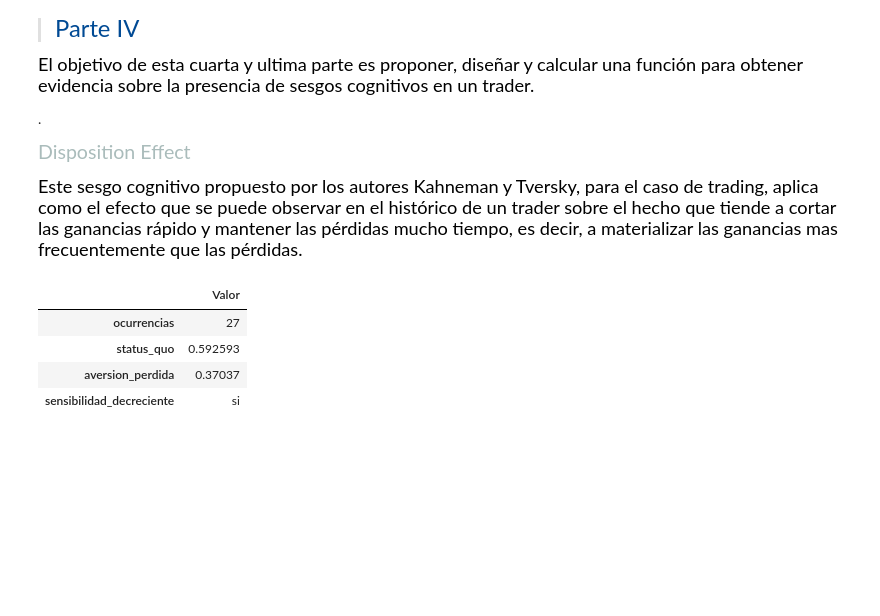
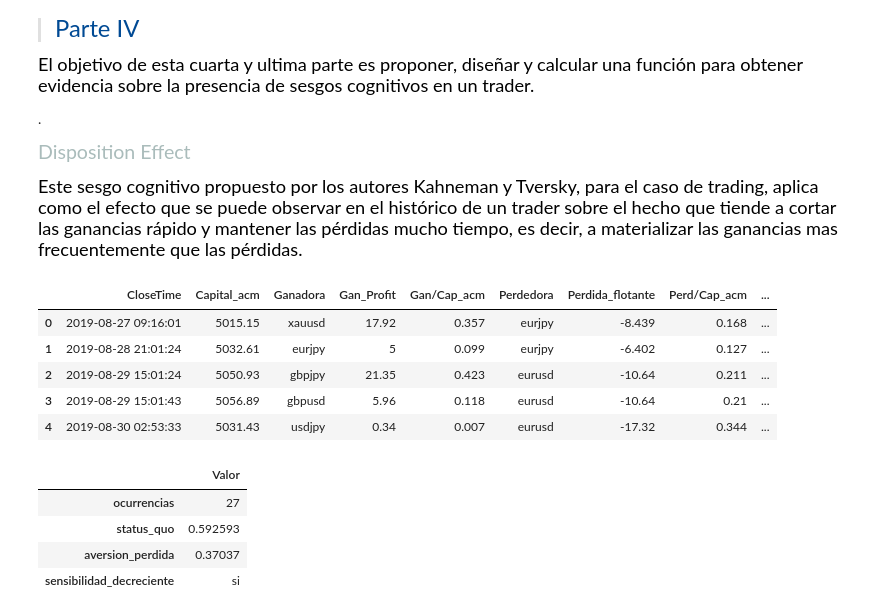
Before and after one commit to violetarcia/LAB_02_KVGH, a Jupyter notebook: LAB_02.ipynb, the cells around one changed output. Cells and saved outputs as stored; diff of their text form; code cells hidden in the pictures; blank space fills up the shorter version.

```diff
--- a/LAB_02.ipynb
+++ b/LAB_02.ipynb
@@ -197,8 +198,15 @@ vs.fig_dd
 # Operaciones ganadora vs perdedora (ocurrencia)
 sesgos = fn.f_sesgos_cognitivo(data)
 # %%
-ocurrencias = dataframe_ocurrencias(sesgos['ocurrencias'])
+ocurrencias = fn.dataframe_ocurrencias(sesgos['ocurrencias'])
 ocurrencias.head()
+# %% [output]
+|  | CloseTime | Capital_acm | Ganadora | Gan_Profit | Gan/Cap_acm | Perdedora | Perdida_flotante | Perd/Cap_acm | ... |
+| 0 | 2019-08-27 09:16:01 | 5015.15 | xauusd | 17.92 | 0.357 | eurjpy | -8.439 | 0.168 | ... |
+| 1 | 2019-08-28 21:01:24 | 5032.61 | eurjpy | 5 | 0.099 | eurjpy | -6.402 | 0.127 | ... |
+| 2 | 2019-08-29 15:01:24 | 5050.93 | gbpjpy | 21.35 | 0.423 | eurusd | -10.64 | 0.211 | ... |
+| 3 | 2019-08-29 15:01:43 | 5056.89 | gbpusd | 5.96 | 0.118 | eurusd | -10.64 | 0.21 | ... |
+| 4 | 2019-08-30 02:53:33 | 5031.43 | usdjpy | 0.34 | 0.007 | eurusd | -17.32 | 0.344 | ... |
 # %%
 sesgos['resultados']
 # %% [output]
```
Also changed, not shown: parts of 6 cells of this notebook.
